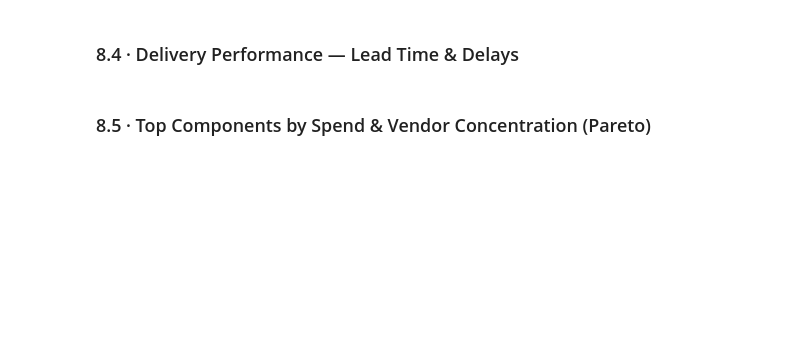
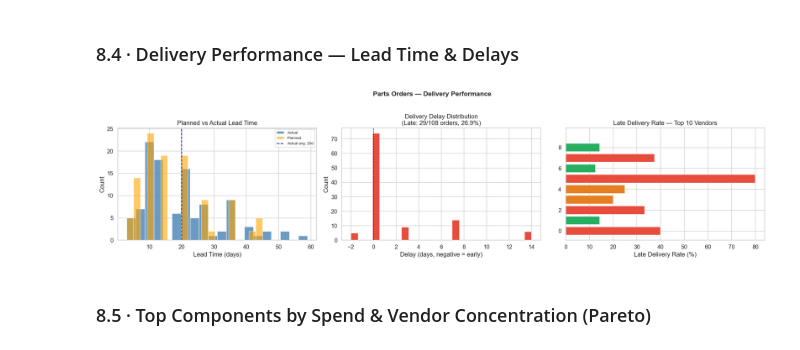
Before and after one commit to jooaobrum/hephaestus-agentic-maintenance, a Jupyter notebook: notebooks/01-exploration.ipynb, the cells around one changed output. Cells and saved outputs as stored; diff of their text form; code cells hidden in the pictures; blank space fills up the shorter version.

```diff
--- a/notebooks/01-exploration.ipynb
+++ b/notebooks/01-exploration.ipynb
@@ -1070,36 +1115,38 @@ delivered['is_late'] = delivered['delay_days'] > 0
 fig, axes = plt.subplots(1, 3, figsize=(20, 5))
 
 axes[0].hist(delivered['actual_lead'], bins=20, color='steelblue', edgecolor='white', alpha=0.8, label='Actual')
 axes[0].hist(delivered['planned_lead'], bins=20, color='orange', edgecolor='white', alpha=0.6, label='Planned')
 axes[0].axvline(delivered['actual_lead'].mean(), color='navy', linestyle='--',
                 label=f'Actual avg: {delivered["actual_lead"].mean():.0f}d')
 axes[0].set_xlabel('Lead Time (days)')
 axes[0].set_ylabel('Count')
 axes[0].set_title('Planned vs Actual Lead Time')
 axes[0].legend(fontsize=8)
 
 axes[1].hist(delivered['delay_days'], bins=25, color='#e74c3c', edgecolor='white')
 axes[1].axvline(0, color='black', linestyle='--', linewidth=1)
 axes[1].set_xlabel('Delay (days, negative = early)')
 axes[1].set_ylabel('Count')
 late_n = delivered['is_late'].sum()
 late_pct = delivered['is_late'].mean() * 100
 axes[1].set_title(f'Delivery Delay Distribution\n(Late: {late_n}/{len(delivered)} orders, {late_pct:.1f}%)')
 
 top_vendors = delivered['vendor_name'].value_counts().head(10).index
-vendor_late = (delivered[delivered['vendor_name'].isin(top_vendors)]
+vendor_late = ((delivered[delivered['vendor_name'].isin(top_vendors)]
                .groupby('vendor_name')['is_late'].mean() * 100
-               .sort_values(ascending=False))
-vendor_late.index = [v[:25] for v in vendor_late.index]
+              ).reset_index(drop=True).sort_values(ascending=False))
+vendor_late.index = [v for v in vendor_late.index]
 axes[2].barh(vendor_late.index, vendor_late.values,
              color=['#e74c3c' if v > 30 else '#e67e22' if v > 15 else '#27ae60'
                     for v in vendor_late.values])
 axes[2].set_xlabel('Late Delivery Rate (%)')
 axes[2].set_title('Late Delivery Rate — Top 10 Vendors')
 
 plt.suptitle('Parts Orders — Delivery Performance', fontsize=14, fontweight='bold', y=1.02)
 plt.tight_layout()
 plt.show()
+# %% [output]
+[figure, added]
 # %% [markdown]
 ### 8.5 · Top Components by Spend & Vendor Concentration (Pareto)
 # %%
```
Also changed, not shown: parts of 19 cells of this notebook, 7 other files.
